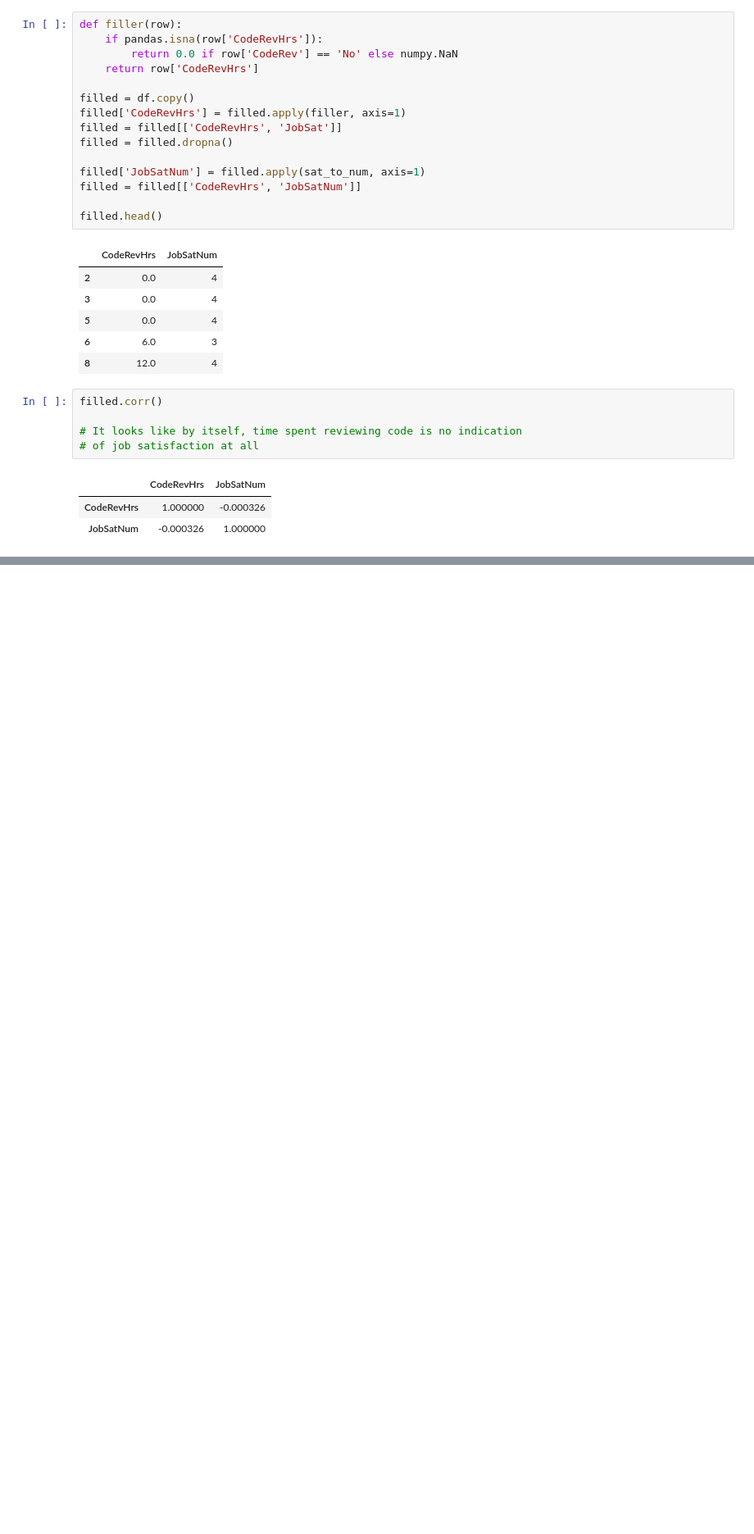
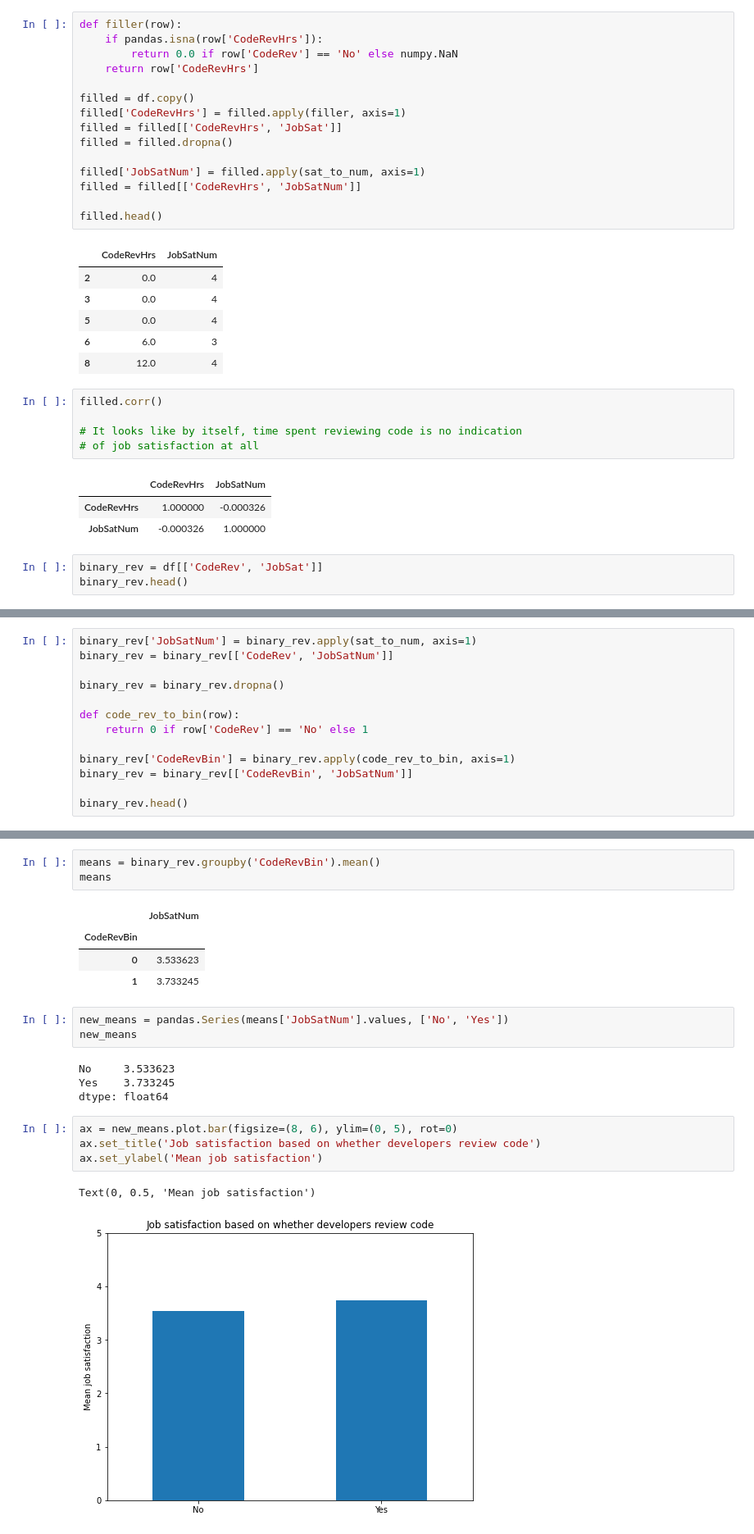
Before and after one commit to jamsidedown/data_science_blog_post_udacity, a Jupyter notebook: src/code_review_job_satisfaction.ipynb, the cells around one changed output, grey strips where cells are left out. Shown at 82% size. Saved outputs shown, nothing was run; the diff lists cells and outputs as text; blank space fills up the shorter version.

Commit message:
Added mean job satisfaction bar chart to core review notebook

```diff
--- a/src/code_review_job_satisfaction.ipynb
+++ b/src/code_review_job_satisfaction.ipynb
@@ -175,3 +175,6 @@ filled.corr()
 |  | CodeRevHrs | JobSatNum |
 | CodeRevHrs | 1.000000 | -0.000326 |
 | JobSatNum | -0.000326 | 1.000000 |
+# %%
+binary_rev = df[['CodeRev', 'JobSat']]
+binary_rev.head()
@@ -177,0 +188,13 @@ filled.corr()
+# %%
+binary_rev['JobSatNum'] = binary_rev.apply(sat_to_num, axis=1)
+binary_rev = binary_rev[['CodeRev', 'JobSatNum']]
+
+binary_rev = binary_rev.dropna()
+
+def code_rev_to_bin(row):
+    return 0 if row['CodeRev'] == 'No' else 1
+
+binary_rev['CodeRevBin'] = binary_rev.apply(code_rev_to_bin, axis=1)
+binary_rev = binary_rev[['CodeRevBin', 'JobSatNum']]
+
+binary_rev.head()
@@ -177,0 +208,22 @@ filled.corr()
+# %%
+means = binary_rev.groupby('CodeRevBin').mean()
+means
+# %% [output]
+|  | JobSatNum |
+| CodeRevBin |  |
+| 0 | 3.533623 |
+| 1 | 3.733245 |
+# %%
+new_means = pandas.Series(means['JobSatNum'].values, ['No', 'Yes'])
+new_means
+# %% [output]
+No     3.533623
+Yes    3.733245
+dtype: float64
+# %%
+ax = new_means.plot.bar(figsize=(8, 6), ylim=(0, 5), rot=0)
+ax.set_title('Job satisfaction based on whether developers review code')
+ax.set_ylabel('Mean job satisfaction')
+# %% [output]
+Text(0, 0.5, 'Mean job satisfaction')
+[figure, added]
```
Also changed, not shown: parts of 2 cells of this notebook.
